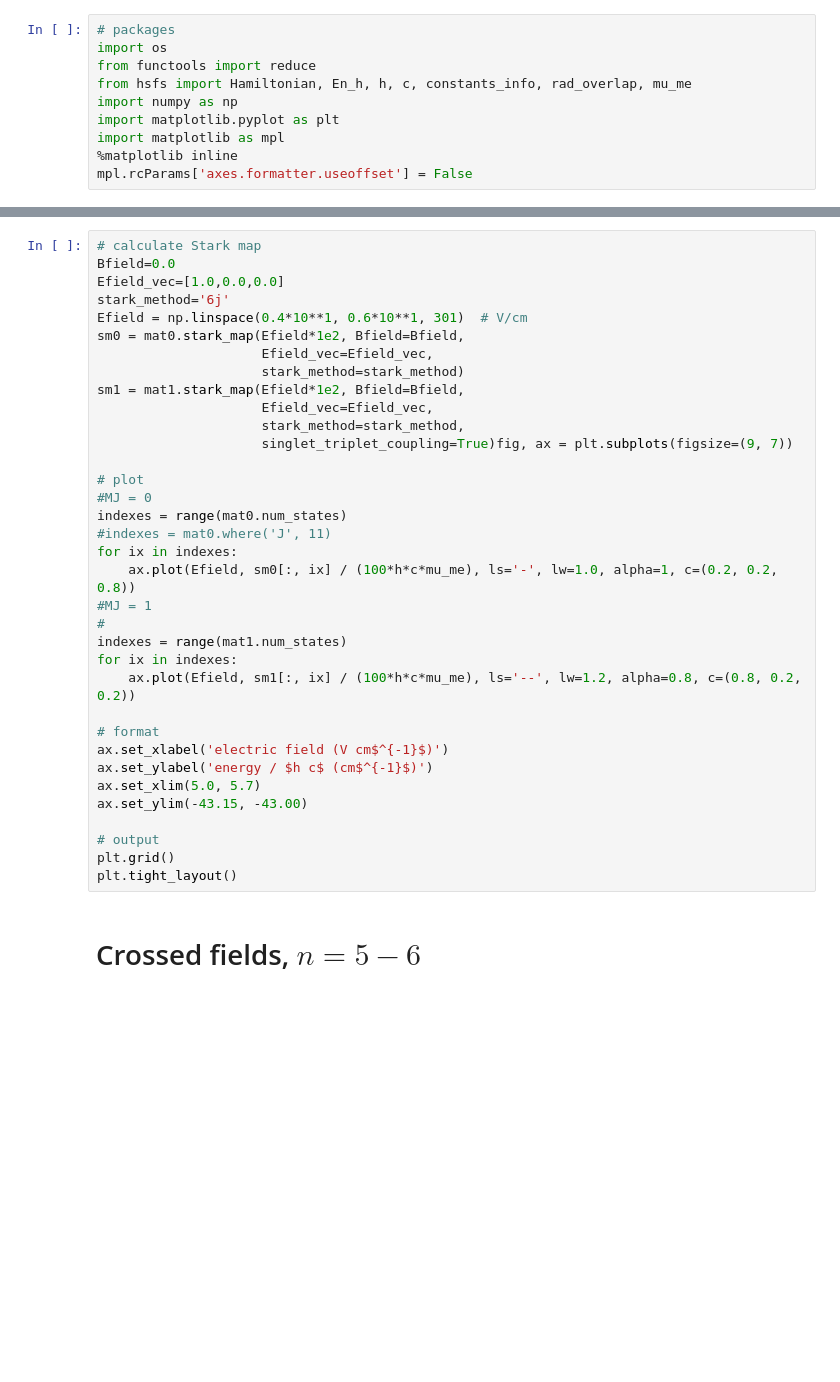
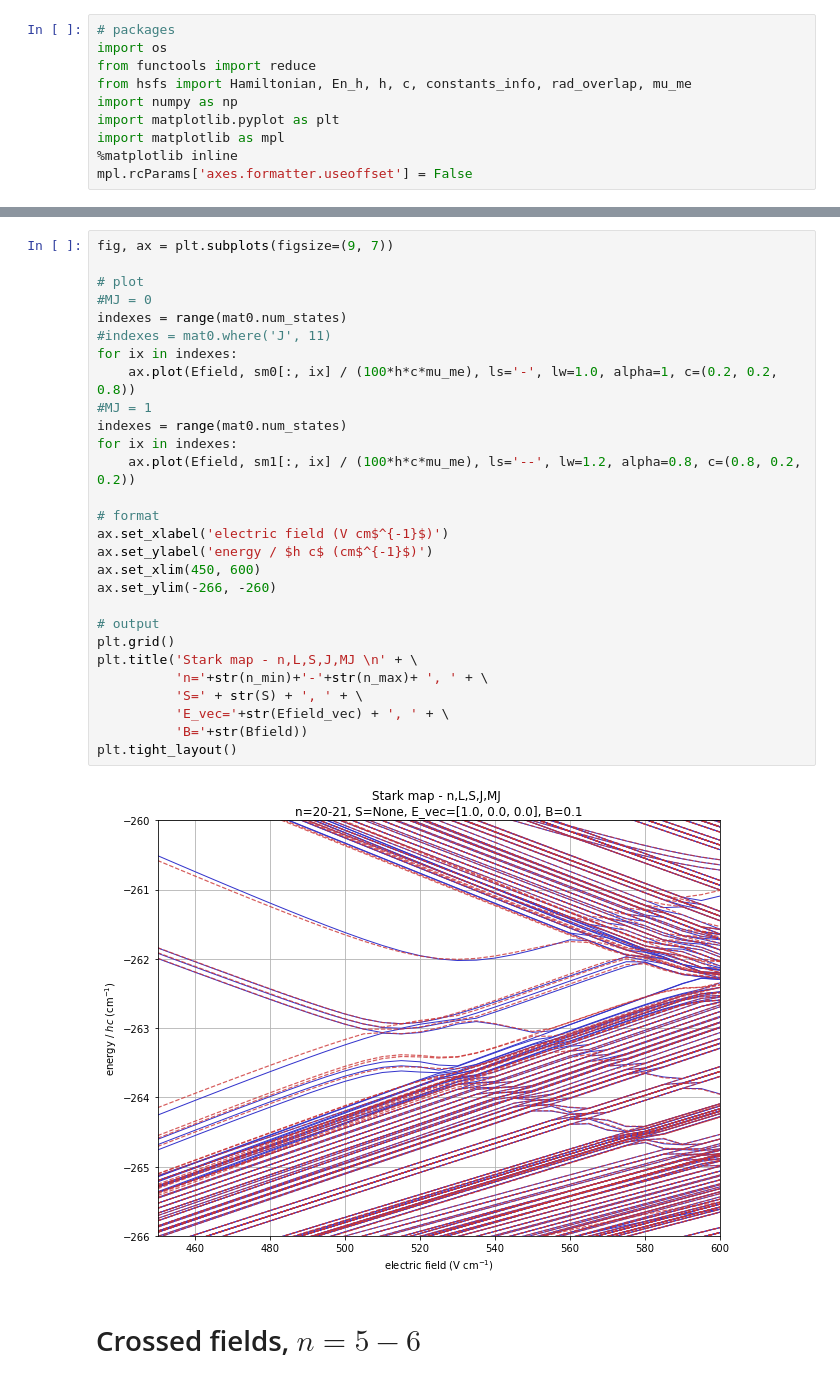
Before and after one commit to aa-morgan/helium-stark-FS, a Jupyter notebook: notebooks/Stark map - n,L,S,J,MJ - crossed fields.ipynb, the cells around one changed output, grey strips where cells are left out. Drawn from its saved outputs; the diff is of its cells as text; blank space fills up the shorter version.

```diff
--- a/notebooks/Stark map - n,L,S,J,MJ - crossed fields.ipynb
+++ b/notebooks/Stark map - n,L,S,J,MJ - crossed fields.ipynb
@@ -38,38 +72,33 @@ print('Number of basis states:', '%d'%mat1.num_states)
 # %%
-# calculate Stark map
-Bfield=0.0
-Efield_vec=[1.0,0.0,0.0]
-stark_method='6j'
-Efield = np.linspace(0.4*10**1, 0.6*10**1, 301)  # V/cm
-sm0 = mat0.stark_map(Efield*1e2, Bfield=Bfield,
-                     Efield_vec=Efield_vec,
-                     stark_method=stark_method)
-sm1 = mat1.stark_map(Efield*1e2, Bfield=Bfield,
-                     Efield_vec=Efield_vec,
-                     stark_method=stark_method,
-                     singlet_triplet_coupling=True)fig, ax = plt.subplots(figsize=(9, 7))
+fig, ax = plt.subplots(figsize=(9, 7))
 
 # plot
 #MJ = 0
 indexes = range(mat0.num_states)
 #indexes = mat0.where('J', 11)
 for ix in indexes:
     ax.plot(Efield, sm0[:, ix] / (100*h*c*mu_me), ls='-', lw=1.0, alpha=1, c=(0.2, 0.2, 0.8))
 #MJ = 1
-#
-indexes = range(mat1.num_states)
+indexes = range(mat0.num_states)
 for ix in indexes:
     ax.plot(Efield, sm1[:, ix] / (100*h*c*mu_me), ls='--', lw=1.2, alpha=0.8, c=(0.8, 0.2, 0.2))
 
 # format
 ax.set_xlabel('electric field (V cm$^{-1}$)')
 ax.set_ylabel('energy / $h c$ (cm$^{-1}$)')
-ax.set_xlim(5.0, 5.7)
-ax.set_ylim(-43.15, -43.00)
+ax.set_xlim(450, 600)
+ax.set_ylim(-266, -260)
 
 # output
 plt.grid()
+plt.title('Stark map - n,L,S,J,MJ \n' + \
+          'n='+str(n_min)+'-'+str(n_max)+ ', ' + \
+          'S=' + str(S) + ', ' + \
+          'E_vec='+str(Efield_vec) + ', ' + \
+          'B='+str(Bfield))
 plt.tight_layout()
+# %% [output]
+[figure, added]
 # %% [markdown]
 # Crossed fields, $n=5-6$
 # %%
```
Also changed, not shown: parts of 12 cells of this notebook, 7 other files.
